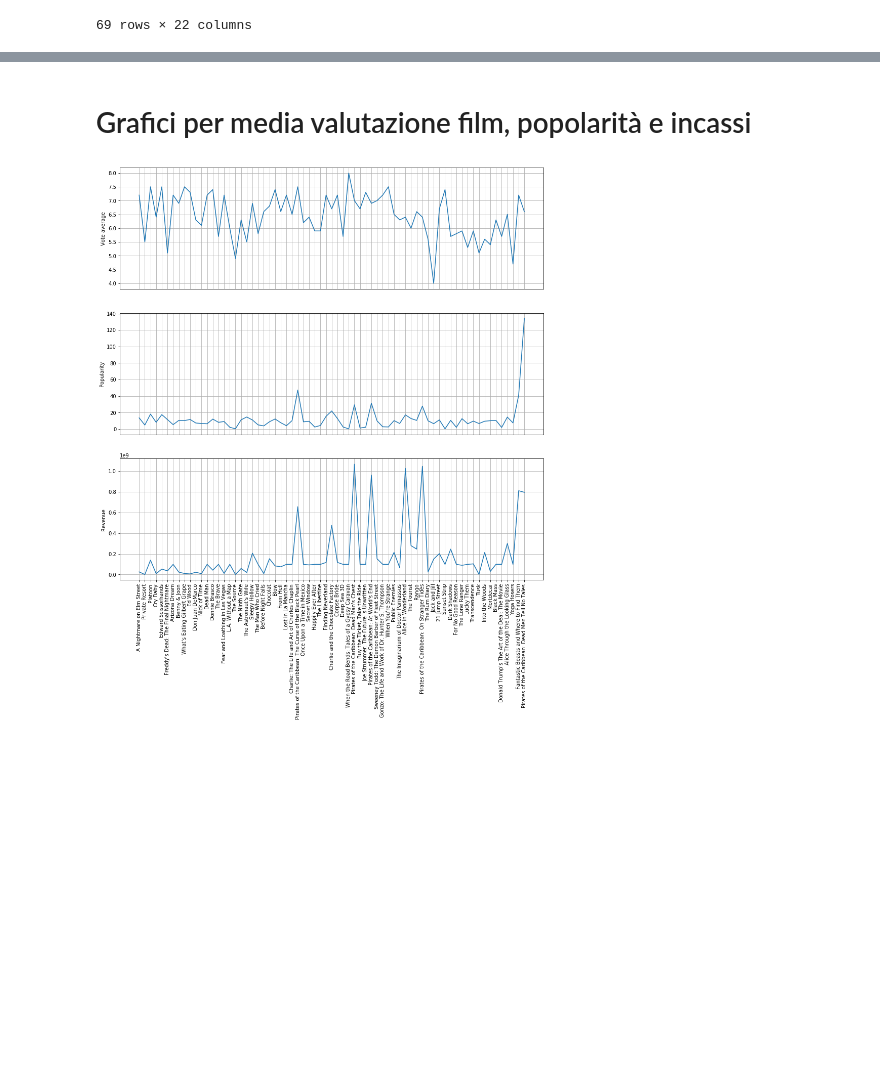
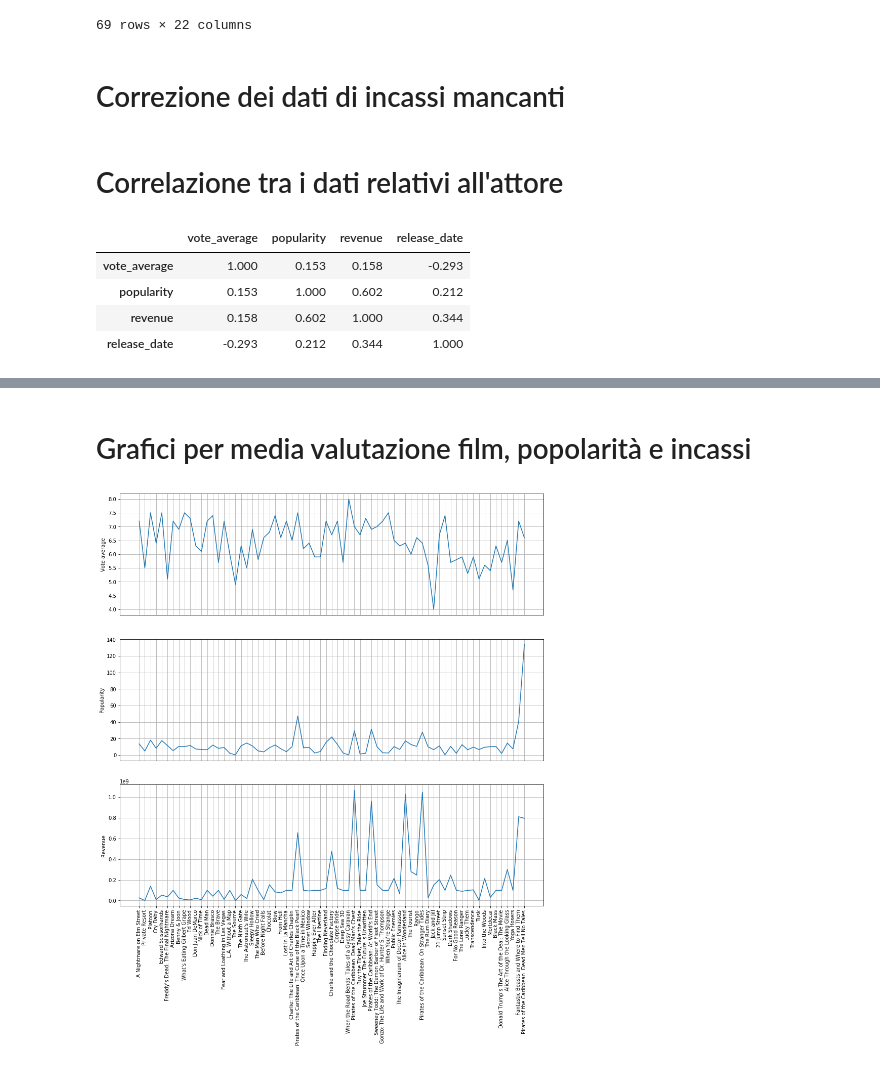
Before and after one commit to Janluke0/DSBDA-Project, a Jupyter notebook: Other/actor_votes.ipynb, the cells around one changed output, grey strips where cells are left out. Cells and saved outputs as stored; diff of their text form; code cells hidden in the pictures; blank space fills up the shorter version.

Commit message:
Aggiunta correlazione.

```diff
--- a/Other/actor_votes.ipynb
+++ b/Other/actor_votes.ipynb
@@ -59,8 +59,24 @@ actor_metadata
 | 30378 | 259316 | False | 435259.0 | 180000000 | [12, 10751, 14] | en | Fantastic Beasts and Where to Fin... | In 1926, Newt Scamander arrives a... | ... |
 | 26542 | 166426 | False | 295.0 | 230000000 | [12, 28, 14, 35] | en | Pirates of the Caribbean: Dead Me... | Thrust into an all-new paycheck, ... | ... |
 69 rows × 22 columns
+# %% [markdown]
+# Correzione dei dati di incassi mancanti
 # %%
 replaced_metadata = actor_metadata.copy()
 m_revenue = replaced_metadata[actor_metadata['revenue'] != 0.0].revenue.median()
 new_column = replaced_metadata['revenue'].replace(0.0, m_revenue)
 replaced_metadata['revenue'] = new_column
+# %% [markdown]
+# Correlazione tra i dati relativi all'attore
+# %%
+y = replaced_metadata[['title', 'vote_average', 'popularity', 'revenue']].copy()
+pop_clean = y['popularity'].astype('float64')
+y['popularity'] = pop_clean
+y['release_date'] = range(len(y))
+y.corr().round(3)
+# %% [output]
+|  | vote_average | popularity | revenue | release_date |
+| vote_average | 1.000 | 0.153 | 0.158 | -0.293 |
+| popularity | 0.153 | 1.000 | 0.602 | 0.212 |
+| revenue | 0.158 | 0.602 | 1.000 | 0.344 |
+| release_date | -0.293 | 0.212 | 0.344 | 1.000 |
```
Also changed, not shown: parts of 4 cells of this notebook.
